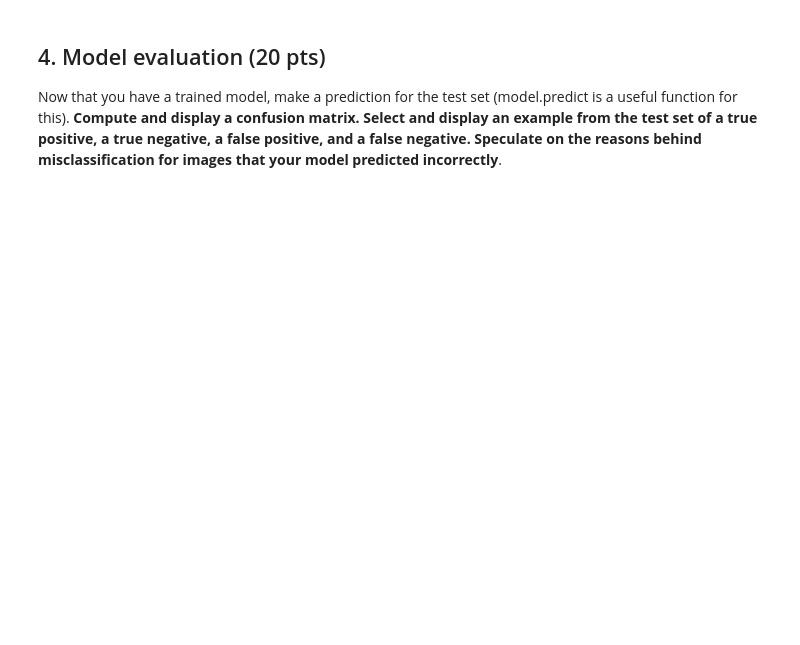
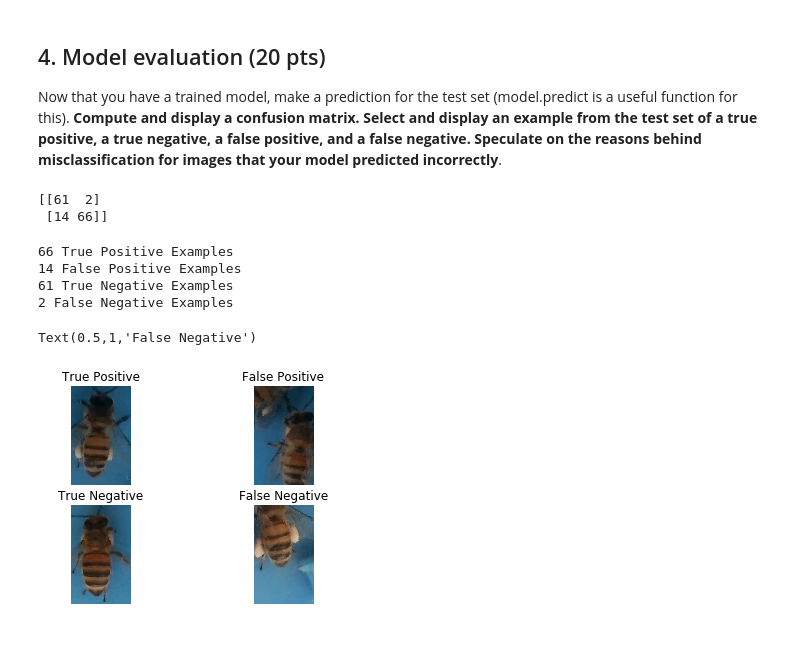
Before and after one commit to UMT-CS447-547-Fall-2018/Homework_6, a Jupyter notebook: Homework_6.ipynb, the cells around one changed output. Drawn from its saved outputs; the diff is of its cells as text; code cells hidden in the pictures; blank space fills up the shorter version.

```diff
--- a/Homework_6.ipynb
+++ b/Homework_6.ipynb
@@ -185,0 +184,79 @@ Now that you have a trained model, make a prediction for the test set (model.pre
+# %%
+# #coding:utf-8
+# import numpy as np
+# import tensorflow as tf
+# import prettytensor as pt
+# from matplotlib import pyplot as plt
+# from tensorflow.examples.tutorials.mnist import input_data
+# import os
+# import time
+# from datetime import timedelta
+from sklearn.metrics import confusion_matrix
+import math
+
+my_predictions = model.predict(X_test)
+
+for i in range(len(my_predictions)):
+    if my_predictions[i] > .5:
+        my_predictions[i] = 1
+    else:
+        my_predictions[i] = 0
+
+my_confusion_matrix = confusion_matrix(my_predictions, y_test)
+print(my_confusion_matrix)
+# %% [output]
+[[61  2]
+ [14 66]]
+# %%
+my_true_positives = []
+my_false_positives = []
+my_true_negatives = []
+my_false_negatives = []
+
+for i in range(len(my_predictions)):
+    if my_predictions[i] == y_test[i] and my_predictions[i] == 1:
+        my_true_positives.append(X_test[i])
+
+    elif my_predictions[i] != y_test[i] and my_predictions[i] == 1:
+        my_false_positives.append(X_test[i])
+
+    elif my_predictions[i] == y_test[i] and my_predictions[i] == 0:
+        my_true_negatives.append(X_test[i])
+
+    elif my_predictions[i] != y_test[i] and my_predictions[i] == 0:
+        my_false_negatives.append(X_test[i])
+# %%
+print(len(my_true_positives), 'True Positive Examples')
+print(len(my_false_positives), 'False Positive Examples')
+print(len(my_true_negatives), 'True Negative Examples')
+print(len(my_false_negatives), 'False Negative Examples')
+
+fig,axs = plt.subplots(nrows=2,ncols=2)
+
+# for i,ax in enumerate(axs):
+ax1 = axs[0, 0]
+ax1.imshow(my_true_positives[0])
+ax1.axis('off')
+ax1.set_title('True Positive')
+
+ax2 = axs[0, 1]
+ax2.imshow(my_false_positives[13])
+ax2.axis('off')
+ax2.set_title('False Positive')
+
+ax3 = axs[1, 0]
+ax3.imshow(my_true_negatives[0])
+ax3.axis('off')
+ax3.set_title('True Negative')
+
+ax4 = axs[1, 1]
+ax4.imshow(my_false_negatives[0])
+ax4.axis('off')
+ax4.set_title('False Negative')
+# %% [output]
+66 True Positive Examples
+14 False Positive Examples
+61 True Negative Examples
+2 False Negative Examples
+Text(0.5,1,'False Negative')
+[figure, added]
```
Also changed, not shown: parts of 7 cells of this notebook.
